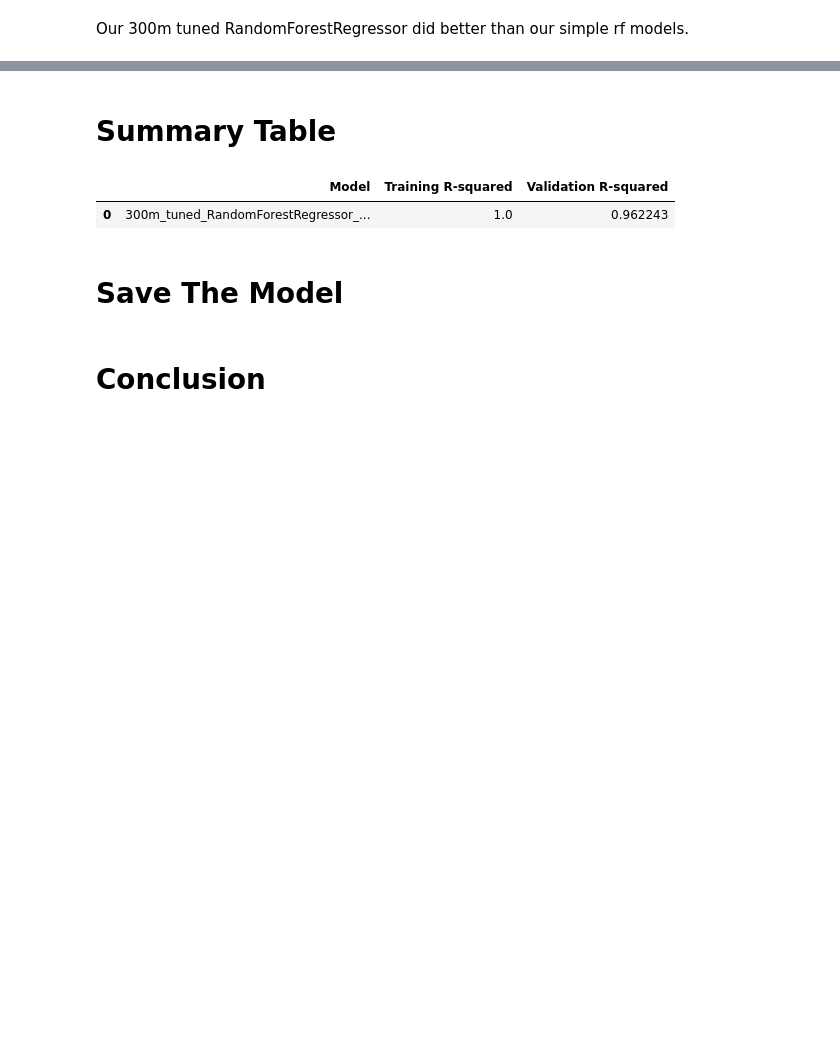
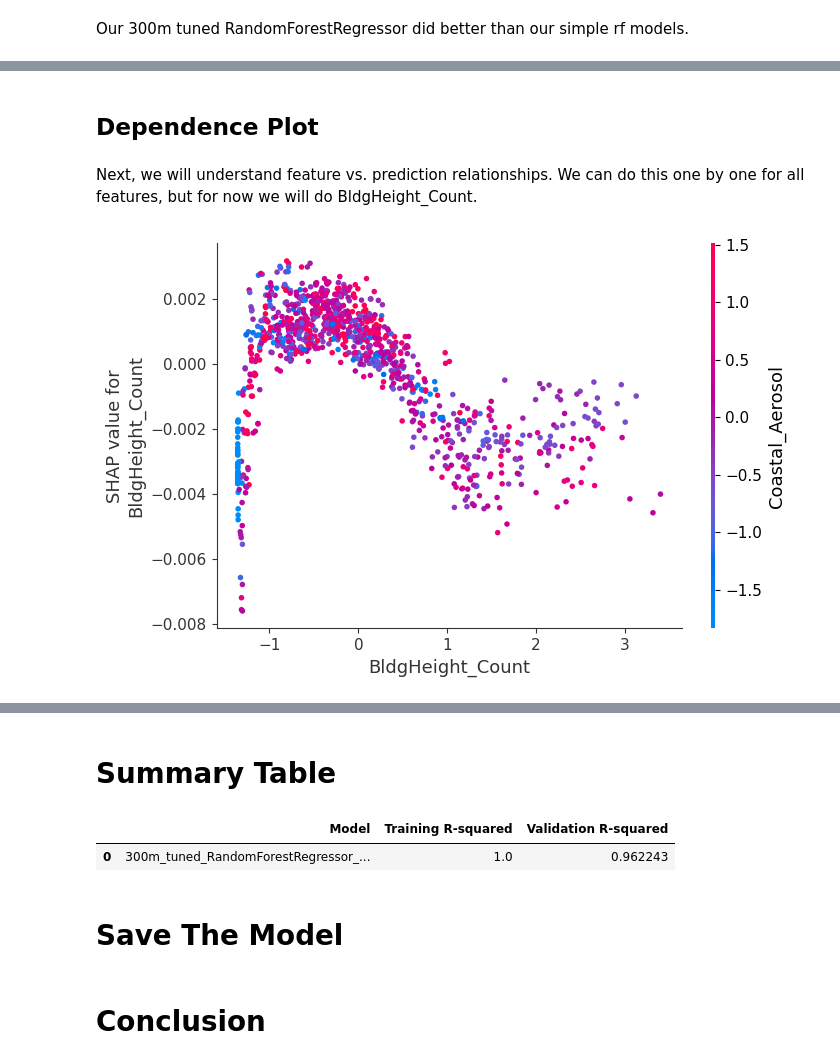
Before and after one commit to FranciscoLozCoding/cooling_with_code, a Jupyter notebook: 07_tuned_RandomForestRegressor.ipynb, the cells around one changed output, grey strips where cells are left out. Saved outputs shown, nothing was run; the diff lists cells and outputs as text; code cells hidden in the pictures; blank space fills up the shorter version.

```diff
--- a/07_tuned_RandomForestRegressor.ipynb
+++ b/07_tuned_RandomForestRegressor.ipynb
@@ -317,0 +326,8 @@ Our 300m tuned RandomForestRegressor did better than our simple rf models.
+# %% [markdown]
+## Dependence Plot
+# %% [markdown]
+Next, we will understand feature vs. prediction relationships. We can do this one by one for all features, but for now we will do BldgHeight_Count.
+# %%
+explainer.dependence_plot("BldgHeight_Count")
+# %% [output]
+[figure, added]
```
Also changed, not shown: parts of 39 cells of this notebook.
